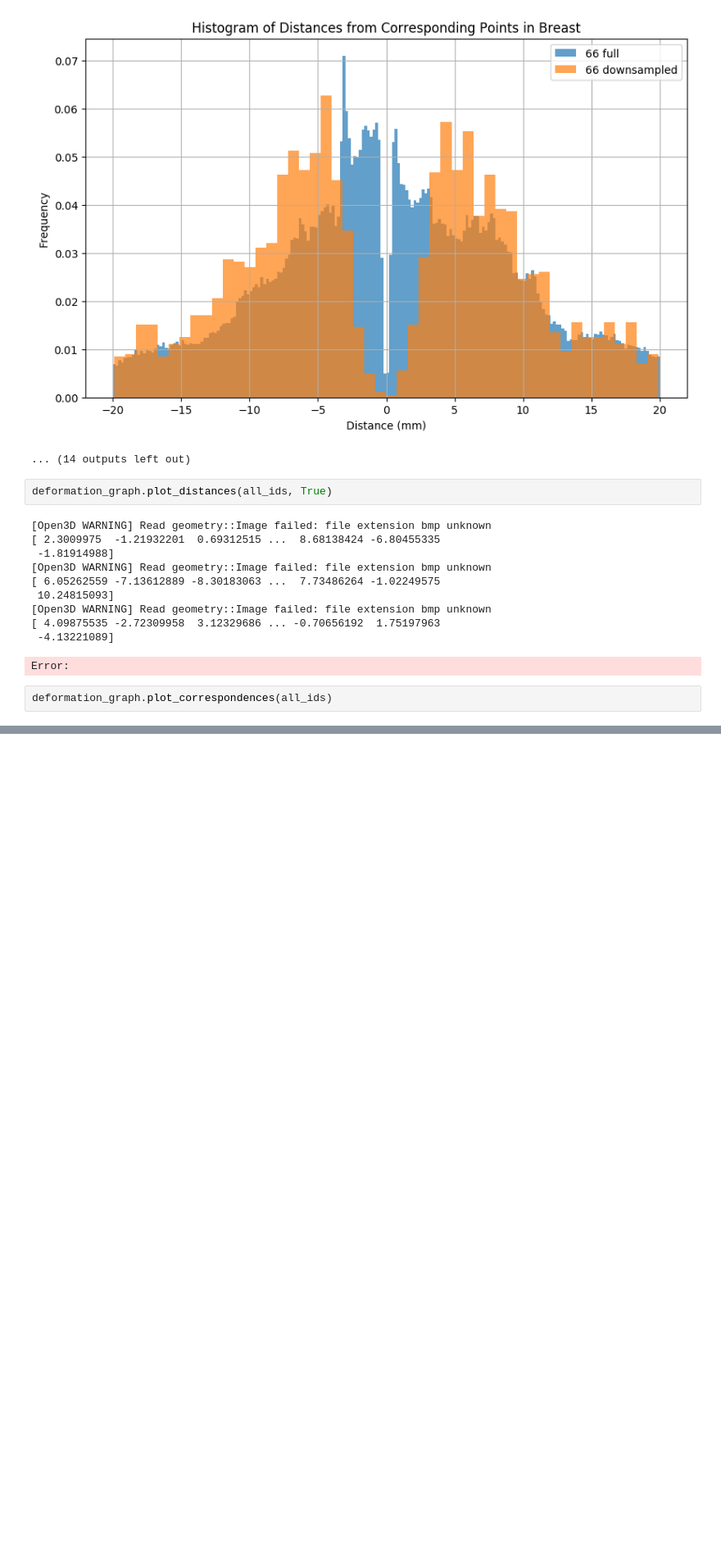
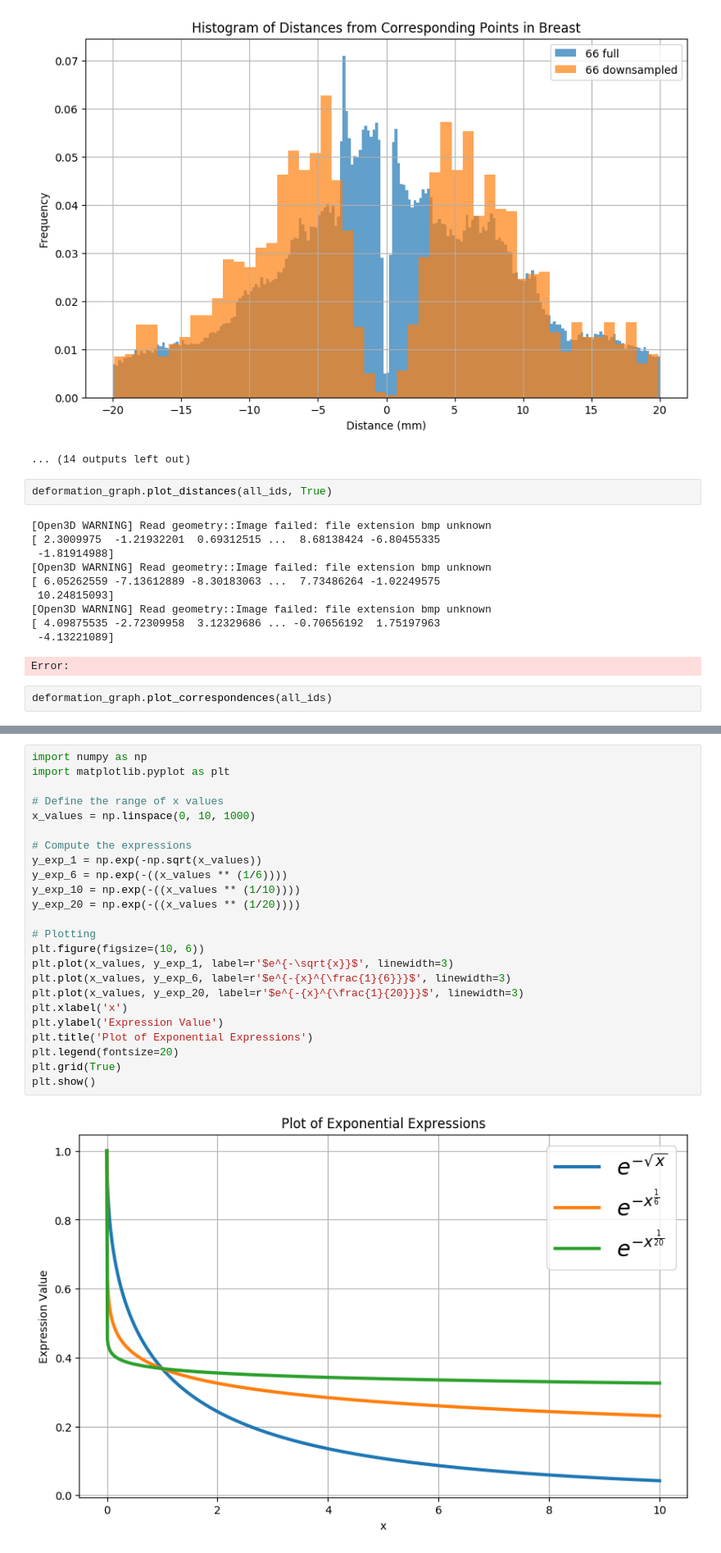
Before and after one commit to LianeCarolina02/Volumetric-Correction, a Jupyter notebook: non_rigid_registration.ipynb, the cells around one changed output, grey strips where cells are left out. Shown: that part at 82% size. Cells and saved outputs as stored; diff of their text form; blank space fills up the shorter version.

```diff
--- a/non_rigid_registration.ipynb
+++ b/non_rigid_registration.ipynb
@@ -267,0 +300,26 @@ deformation_graph.plot_correspondences(all_ids)
+# %%
+import numpy as np
+import matplotlib.pyplot as plt
+
+# Define the range of x values
+x_values = np.linspace(0, 10, 1000)
+
+# Compute the expressions
+y_exp_1 = np.exp(-np.sqrt(x_values))
+y_exp_6 = np.exp(-((x_values ** (1/6))))
+y_exp_10 = np.exp(-((x_values ** (1/10))))
+y_exp_20 = np.exp(-((x_values ** (1/20))))
+
+# Plotting
+plt.figure(figsize=(10, 6))
+plt.plot(x_values, y_exp_1, label=r'$e^{-\sqrt{x}}$', linewidth=3)
+plt.plot(x_values, y_exp_6, label=r'$e^{-{x}^{\frac{1}{6}}}$', linewidth=3)
+plt.plot(x_values, y_exp_20, label=r'$e^{-{x}^{\frac{1}{20}}}$', linewidth=3)
+plt.xlabel('x')
+plt.ylabel('Expression Value')
+plt.title('Plot of Exponential Expressions')
+plt.legend(fontsize=20)
+plt.grid(True)
+plt.show()
+# %% [output]
+[figure, added]
```
Also changed, not shown: parts of 6 cells of this notebook, 7 other files.
